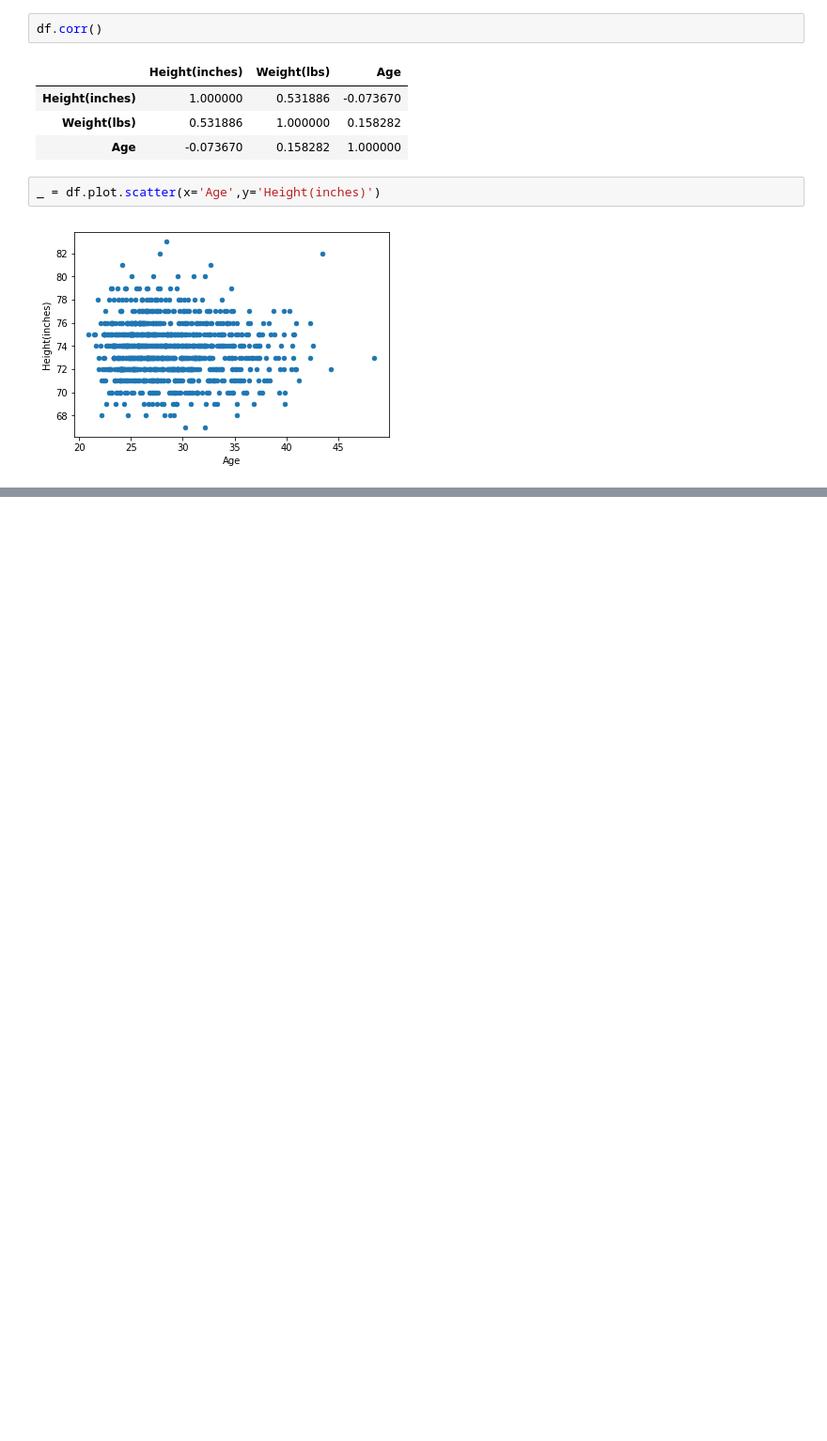
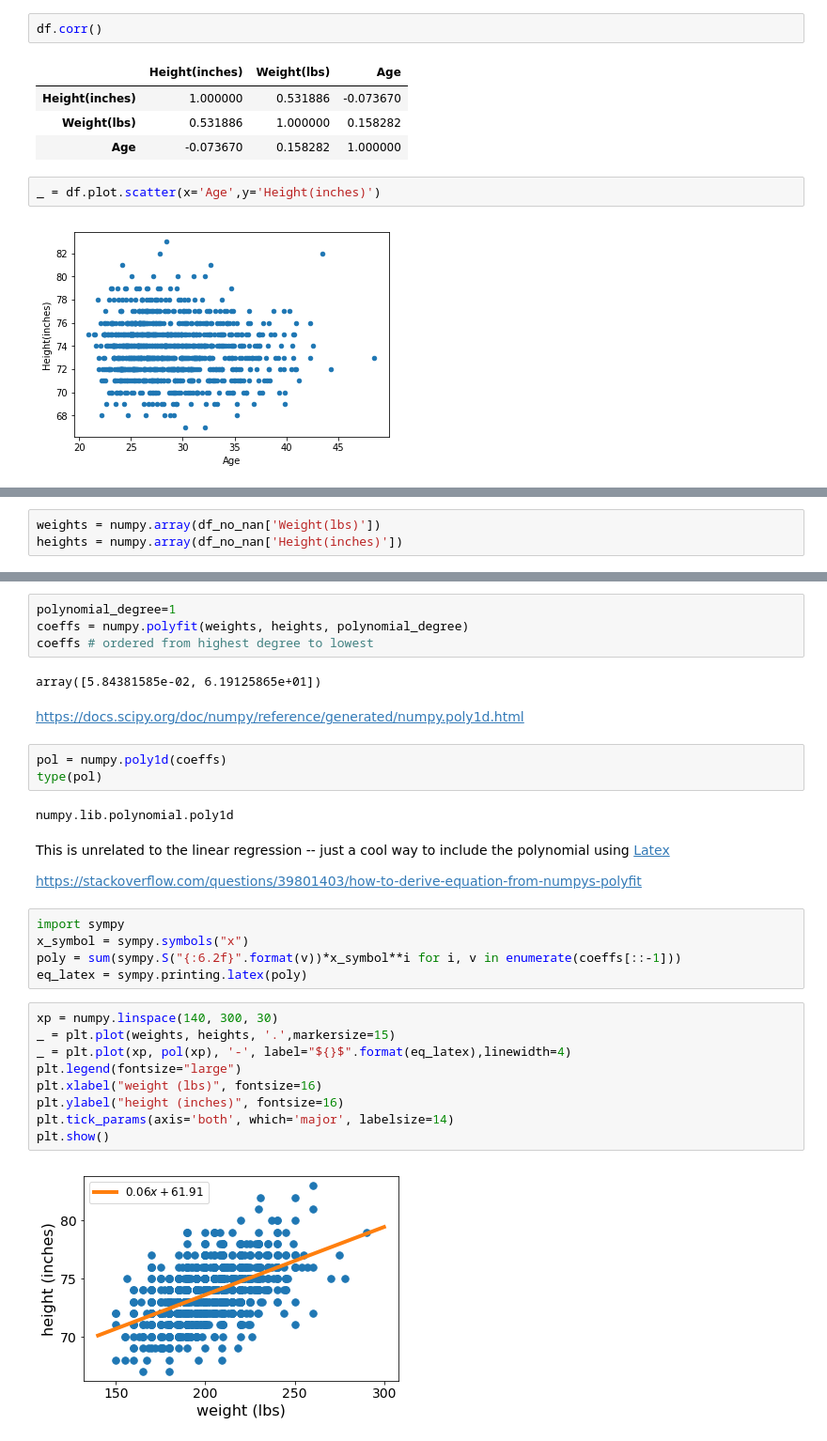
Before and after one commit to umbcdata601/fall2018, a Jupyter notebook: jupyter_notebooks/week4_regression/pandas_load_csv_measure_correlation.ipynb, the cells around one changed output, grey strips where cells are left out. Shown: that part at 94% size. Drawn from its saved outputs; the diff is of its cells as text; blank space fills up the shorter version.

```diff
--- a/jupyter_notebooks/week4_regression/pandas_load_csv_measure_correlation.ipynb
+++ b/jupyter_notebooks/week4_regression/pandas_load_csv_measure_correlation.ipynb
@@ -103,0 +176,3 @@ _ = df.plot.scatter(x='Age',y='Height(inches)')
+# %%
+weights = numpy.array(df_no_nan['Weight(lbs)'])
+heights = numpy.array(df_no_nan['Height(inches)'])
@@ -103,0 +186,33 @@ _ = df.plot.scatter(x='Age',y='Height(inches)')
+# %%
+polynomial_degree=1
+coeffs = numpy.polyfit(weights, heights, polynomial_degree)
+coeffs # ordered from highest degree to lowest
+# %% [output]
+array([5.84381585e-02, 6.19125865e+01])
+# %% [markdown]
+https://docs.scipy.org/doc/numpy/reference/generated/numpy.poly1d.html
+# %%
+pol = numpy.poly1d(coeffs)
+type(pol)
+# %% [output]
+numpy.lib.polynomial.poly1d
+# %% [markdown]
+This is unrelated to the linear regression -- just a cool way to include the polynomial using [Latex](https://en.wikipedia.org/wiki/LaTeX)
+
+https://stackoverflow.com/questions/39801403/how-to-derive-equation-from-numpys-polyfit
+# %%
+import sympy
+x_symbol = sympy.symbols("x")
+poly = sum(sympy.S("{:6.2f}".format(v))*x_symbol**i for i, v in enumerate(coeffs[::-1]))
+eq_latex = sympy.printing.latex(poly)
+# %%
+xp = numpy.linspace(140, 300, 30)
+_ = plt.plot(weights, heights, '.',markersize=15)
+_ = plt.plot(xp, pol(xp), '-', label="${}$".format(eq_latex),linewidth=4)
+plt.legend(fontsize="large")
+plt.xlabel("weight (lbs)", fontsize=16)
+plt.ylabel("height (inches)", fontsize=16)
+plt.tick_params(axis='both', which='major', labelsize=14)
+plt.show()
+# %% [output]
+[figure, added]
```
Also changed, not shown: parts of 25 cells of this notebook, 3 other files.
